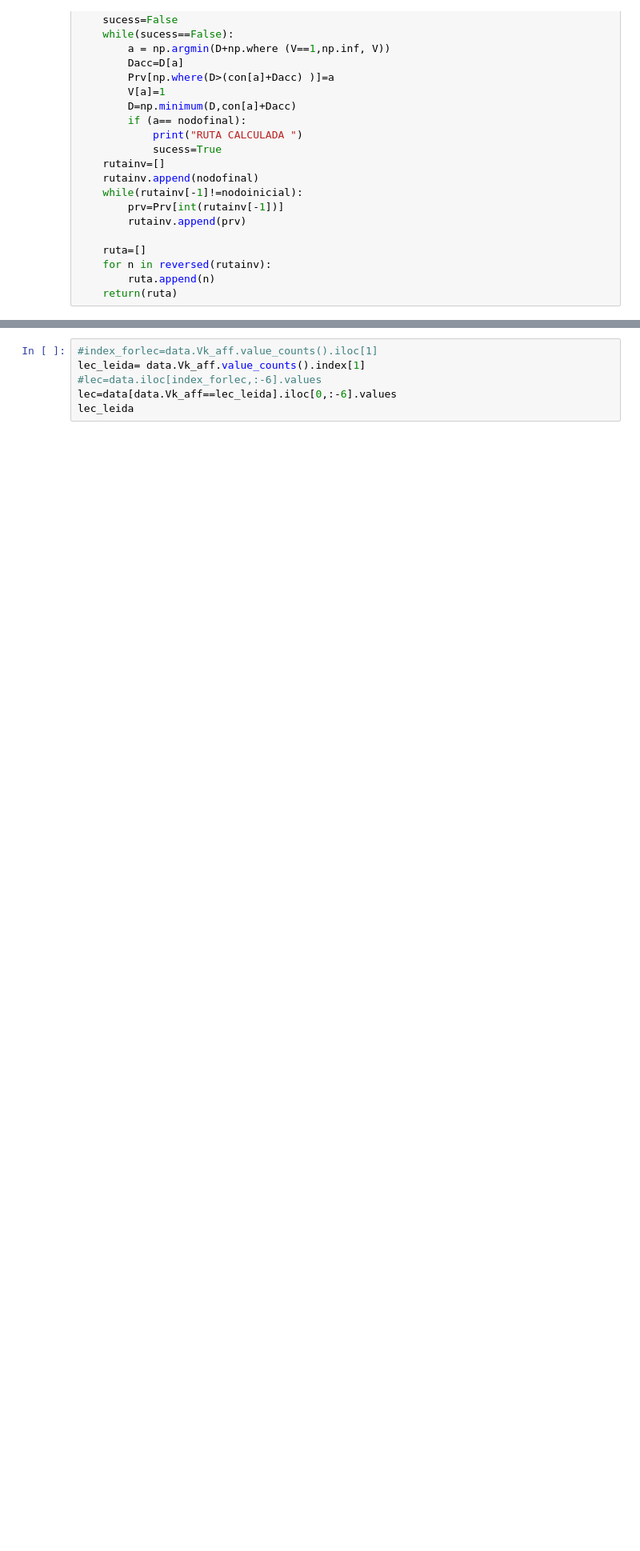
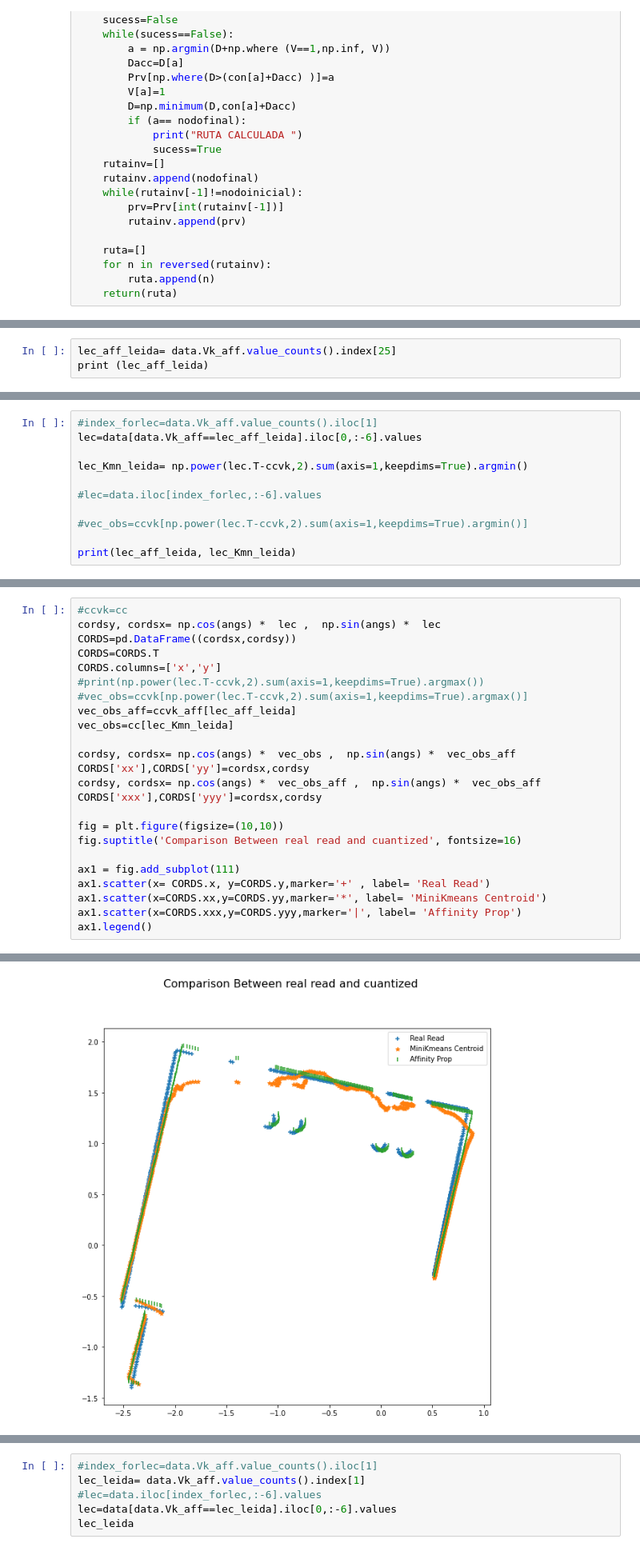
Before and after one commit to chillvamp/HMM-slam-nav, a Jupyter notebook: TakeshiHMM-Gazebo-Clustering_AFF_PROP_OPTICS.ipynb, the cells around one changed output, grey strips where cells are left out. Shown at 80% size. Saved outputs shown, nothing was run; the diff lists cells and outputs as text; blank space fills up the shorter version.

```diff
--- a/TakeshiHMM-Gazebo-Clustering_AFF_PROP_OPTICS.ipynb
+++ b/TakeshiHMM-Gazebo-Clustering_AFF_PROP_OPTICS.ipynb
@@ -162,0 +246,3 @@ fig.suptitle('Affinity Prop', fontsize=16)
+# %%
+lec_aff_leida= data.Vk_aff.value_counts().index[25]
+print (lec_aff_leida)
@@ -162,0 +251,11 @@ fig.suptitle('Affinity Prop', fontsize=16)
+# %%
+#index_forlec=data.Vk_aff.value_counts().iloc[1]
+lec=data[data.Vk_aff==lec_aff_leida].iloc[0,:-6].values
+
+lec_Kmn_leida= np.power(lec.T-ccvk,2).sum(axis=1,keepdims=True).argmin()
+
+#lec=data.iloc[index_forlec,:-6].values
+
+#vec_obs=ccvk[np.power(lec.T-ccvk,2).sum(axis=1,keepdims=True).argmin()]
+
+print(lec_aff_leida, lec_Kmn_leida)
@@ -162,0 +270,25 @@ fig.suptitle('Affinity Prop', fontsize=16)
+# %%
+#ccvk=cc
+cordsy, cordsx= np.cos(angs) *  lec ,  np.sin(angs) *  lec
+CORDS=pd.DataFrame((cordsx,cordsy))
+CORDS=CORDS.T
+CORDS.columns=['x','y']
+#print(np.power(lec.T-ccvk,2).sum(axis=1,keepdims=True).argmax())
+#vec_obs=ccvk[np.power(lec.T-ccvk,2).sum(axis=1,keepdims=True).argmax()]
+vec_obs_aff=ccvk_aff[lec_aff_leida]
+vec_obs=cc[lec_Kmn_leida]
+
+cordsy, cordsx= np.cos(angs) *  vec_obs ,  np.sin(angs) *  vec_obs_aff
+CORDS['xx'],CORDS['yy']=cordsx,cordsy
+cordsy, cordsx= np.cos(angs) *  vec_obs_aff ,  np.sin(angs) *  vec_obs_aff
+CORDS['xxx'],CORDS['yyy']=cordsx,cordsy
+
+fig = plt.figure(figsize=(10,10))
+fig.suptitle('Comparison Between real read and cuantized', fontsize=16)
+
+ax1 = fig.add_subplot(111)
+ax1.scatter(x= CORDS.x, y=CORDS.y,marker='+' , label= 'Real Read')
+ax1.scatter(x=CORDS.xx,y=CORDS.yy,marker='*', label= 'MiniKmeans Centroid')
+ax1.scatter(x=CORDS.xxx,y=CORDS.yyy,marker='|', label= 'Affinity Prop')
+ax1.legend()
+# %% [output]
@@ -162,0 +296 @@ fig.suptitle('Affinity Prop', fontsize=16)
+[figure, added]
```
Also changed, not shown: parts of 56 cells of this notebook, 7 other files.
